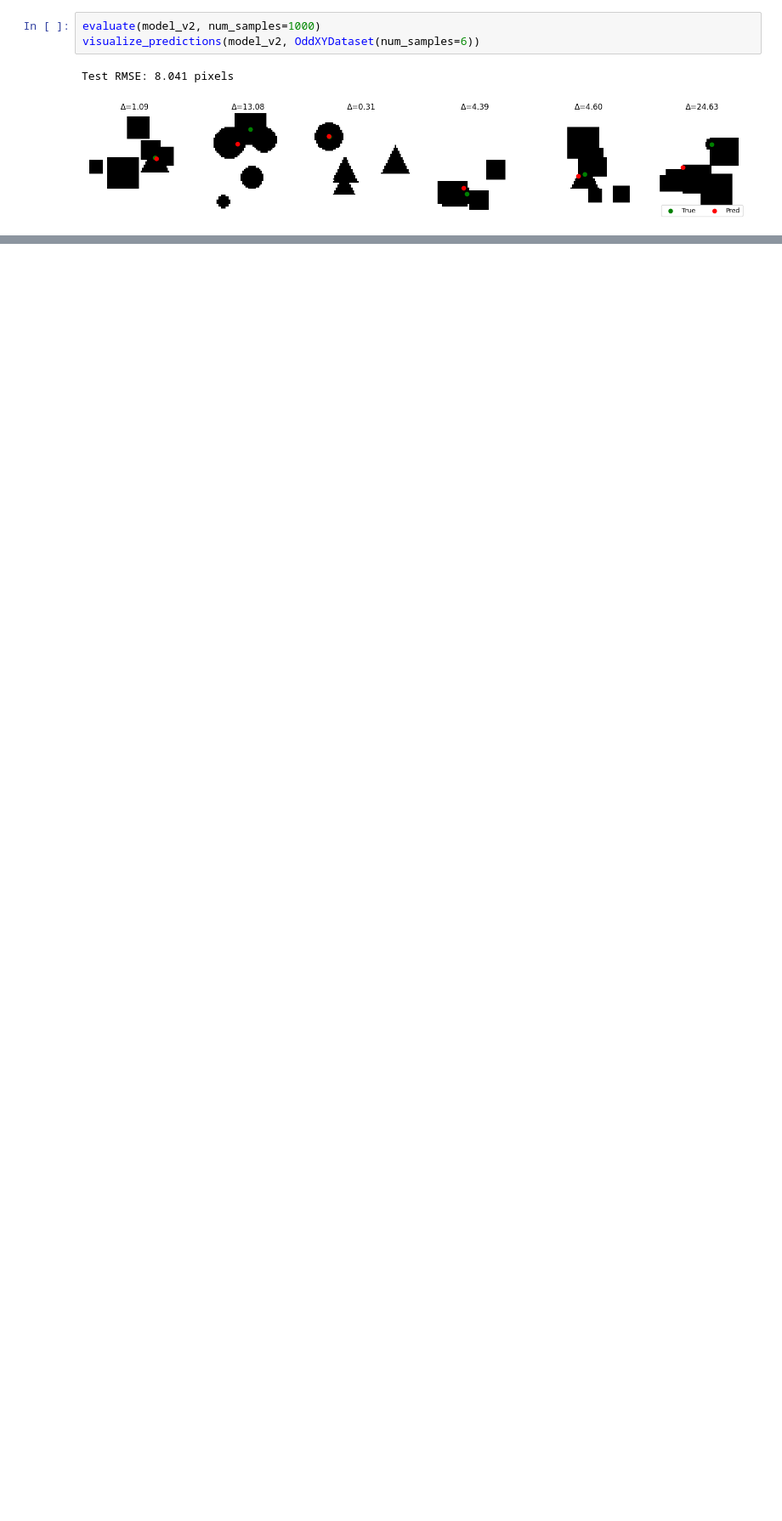
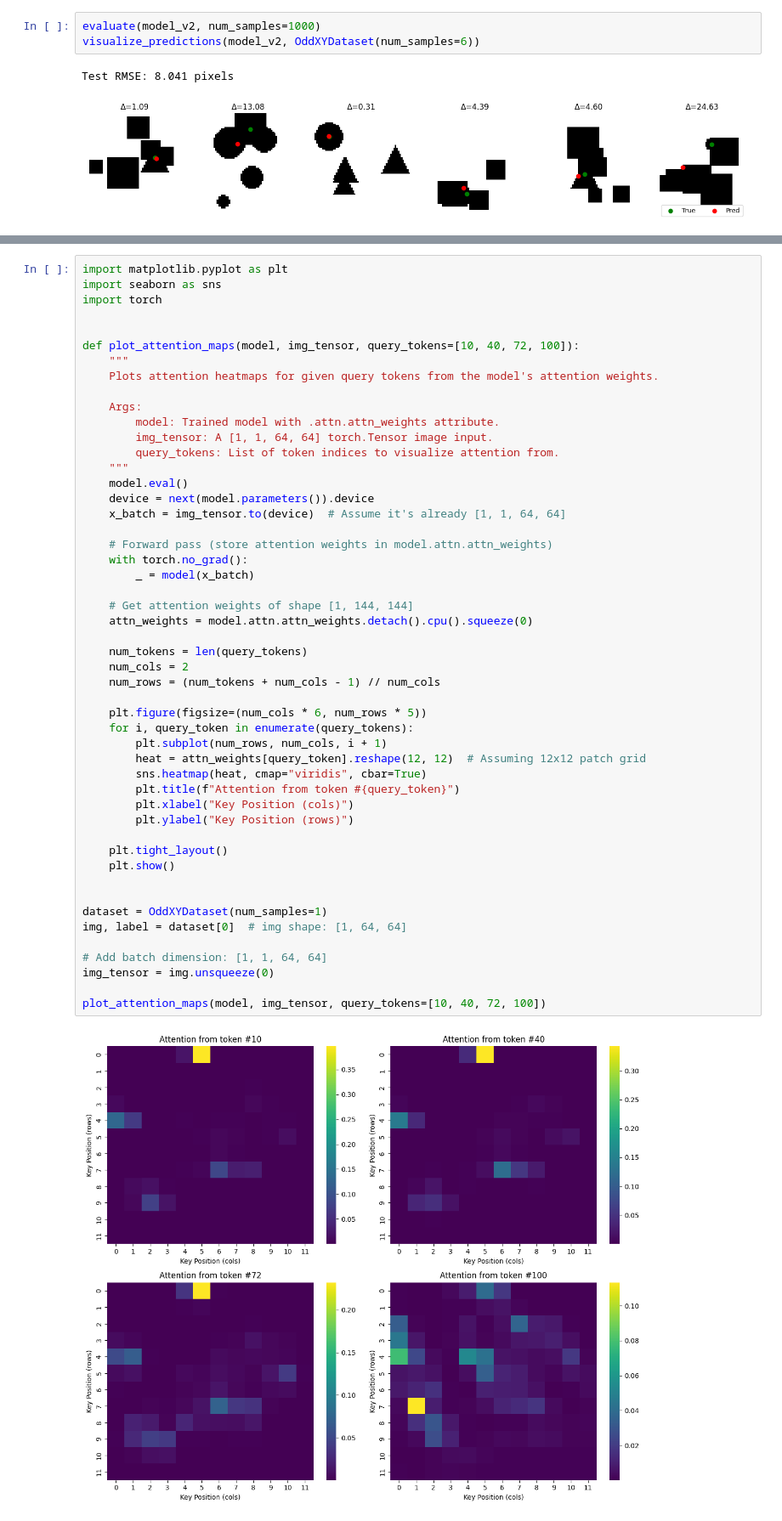
Before and after one commit to glorivaas/Machine_Learning25, a Jupyter notebook: Lab13and14.ipynb, the cells around one changed output, grey strips where cells are left out. Shown at 85% size. Cells and saved outputs as stored; diff of their text form; blank space fills up the shorter version.

```diff
--- a/Lab13and14.ipynb
+++ b/Lab13and14.ipynb
@@ -542,0 +565,52 @@ Test RMSE: 8.041 pixels
+# %%
+import matplotlib.pyplot as plt
+import seaborn as sns
+import torch
+
+
+def plot_attention_maps(model, img_tensor, query_tokens=[10, 40, 72, 100]):
+    """
+    Plots attention heatmaps for given query tokens from the model's attention weights.
+
+    Args:
+        model: Trained model with .attn.attn_weights attribute.
+        img_tensor: A [1, 1, 64, 64] torch.Tensor image input.
+        query_tokens: List of token indices to visualize attention from.
+    """
+    model.eval()
+    device = next(model.parameters()).device
+    x_batch = img_tensor.to(device)  # Assume it's already [1, 1, 64, 64]
+
+    # Forward pass (store attention weights in model.attn.attn_weights)
+    with torch.no_grad():
+        _ = model(x_batch)
+
+    # Get attention weights of shape [1, 144, 144]
+    attn_weights = model.attn.attn_weights.detach().cpu().squeeze(0)
+
+    num_tokens = len(query_tokens)
+    num_cols = 2
+    num_rows = (num_tokens + num_cols - 1) // num_cols
+
+    plt.figure(figsize=(num_cols * 6, num_rows * 5))
+    for i, query_token in enumerate(query_tokens):
+        plt.subplot(num_rows, num_cols, i + 1)
+        heat = attn_weights[query_token].reshape(12, 12)  # Assuming 12x12 patch grid
+        sns.heatmap(heat, cmap="viridis", cbar=True)
+        plt.title(f"Attention from token #{query_token}")
+        plt.xlabel("Key Position (cols)")
+        plt.ylabel("Key Position (rows)")
+
+    plt.tight_layout()
+    plt.show()
+
+
+dataset = OddXYDataset(num_samples=1)
+img, label = dataset[0]  # img shape: [1, 64, 64]
+
+# Add batch dimension: [1, 1, 64, 64]
+img_tensor = img.unsqueeze(0)
+
+plot_attention_maps(model, img_tensor, query_tokens=[10, 40, 72, 100])
+# %% [output]
+[figure, added]
```
Also changed, not shown: parts of 4 cells of this notebook.
